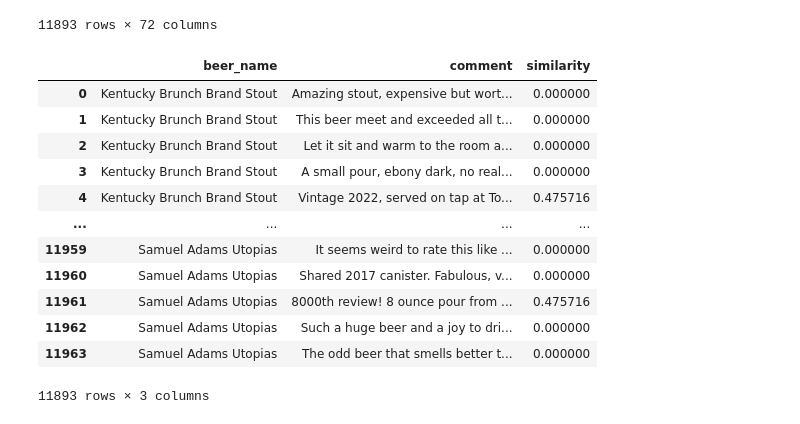
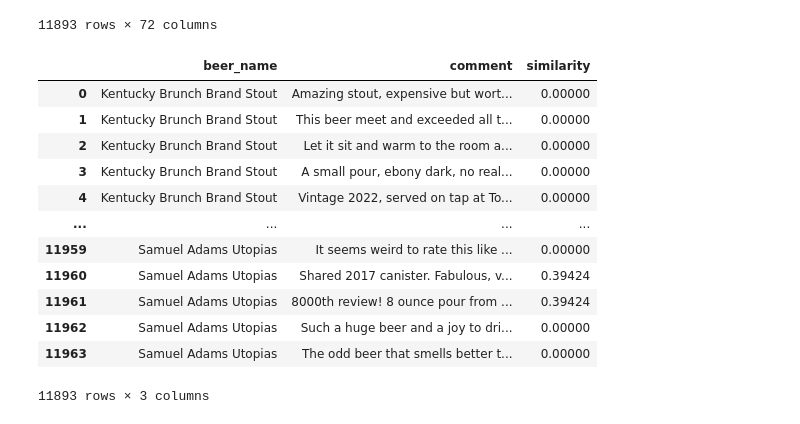
Before and after one commit to pratyush335/Beer_Recommendation_Engine, a Jupyter notebook: Code.ipynb, the cells around one changed output. Cells and saved outputs as stored; diff of their text form; code cells hidden in the pictures.

```diff
--- a/Code.ipynb
+++ b/Code.ipynb
@@ -271,49 +270,51 @@ beer_reviews
 | 11963 | 250 | Samuel Adams Utopias | 4.70 | 5.00 | 5.00 | 4.50 | 4.50 | 4.75 | Buckeye55 | North Carolina | ... |
 11893 rows × 72 columns
 # %%
-attributes = ['malty', 'silky', 'balanced']
+attributes = input(f"Enter three attributes seperated by comma and without space from the list: {set(beer_attribute_dict.values())}")
+attributes = attributes.split(',')
+passer = attributes.copy()
 
 def similarity(data, vect_2):
     vect_1 = []
     for value in data:
         vect_1.append(value)
 
     sum1 = 0
     sum2 = 0
     sum3 = 0
     for i, j in zip(vect_1, vect_2):
         sum1 = sum1 + (i * j)
         sum2 = sum2 + (i * i)
         sum3 = sum3 + (j * j)
 
     if sum1==0 or sum2==0 or sum==0:
         similarity_score = 0
     else:
         similarity_score = sum1 / (np.sqrt(sum2) * np.sqrt(sum3))
     # print(vect_1, vect_2, similarity_score)
     return similarity_score
 
 vect = []
 for i, attribute in enumerate(attributes):
     vect.append(dict_idf[attribute])
     attributes[i] = attribute + '_tf-idf'
 
 beer_reviews['similarity'] = beer_reviews[attributes].apply(tuple, axis=1)
 beer_reviews['similarity'] = beer_reviews['similarity'].apply(lambda row: similarity(row, vect))
 beer_reviews[['beer_name', 'comment', 'similarity']]
 # %% [output]
 |  | beer_name | comment | similarity |
-| 0 | Kentucky Brunch Brand Stout | Amazing stout, expensive but wort... | 0.000000 |
-| 1 | Kentucky Brunch Brand Stout | This beer meet and exceeded all t... | 0.000000 |
-| 2 | Kentucky Brunch Brand Stout | Let it sit and warm to the room a... | 0.000000 |
-| 3 | Kentucky Brunch Brand Stout | A small pour, ebony dark, no real... | 0.000000 |
-| 4 | Kentucky Brunch Brand Stout | Vintage 2022, served on tap at To... | 0.475716 |
+| 0 | Kentucky Brunch Brand Stout | Amazing stout, expensive but wort... | 0.00000 |
+| 1 | Kentucky Brunch Brand Stout | This beer meet and exceeded all t... | 0.00000 |
+| 2 | Kentucky Brunch Brand Stout | Let it sit and warm to the room a... | 0.00000 |
+| 3 | Kentucky Brunch Brand Stout | A small pour, ebony dark, no real... | 0.00000 |
+| 4 | Kentucky Brunch Brand Stout | Vintage 2022, served on tap at To... | 0.00000 |
 | ... | ... | ... | ... |
-| 11959 | Samuel Adams Utopias | It seems weird to rate this like ... | 0.000000 |
-| 11960 | Samuel Adams Utopias | Shared 2017 canister. Fabulous, v... | 0.000000 |
-| 11961 | Samuel Adams Utopias | 8000th review! 8 ounce pour from ... | 0.475716 |
-| 11962 | Samuel Adams Utopias | Such a huge beer and a joy to dri... | 0.000000 |
-| 11963 | Samuel Adams Utopias | The odd beer that smells better t... | 0.000000 |
+| 11959 | Samuel Adams Utopias | It seems weird to rate this like ... | 0.00000 |
+| 11960 | Samuel Adams Utopias | Shared 2017 canister. Fabulous, v... | 0.39424 |
+| 11961 | Samuel Adams Utopias | 8000th review! 8 ounce pour from ... | 0.39424 |
+| 11962 | Samuel Adams Utopias | Such a huge beer and a joy to dri... | 0.00000 |
+| 11963 | Samuel Adams Utopias | The odd beer that smells better t... | 0.00000 |
 11893 rows × 3 columns
 # %%
 re_calculate = False
```
Also changed, not shown: parts of 17 cells of this notebook, 3 other files.
